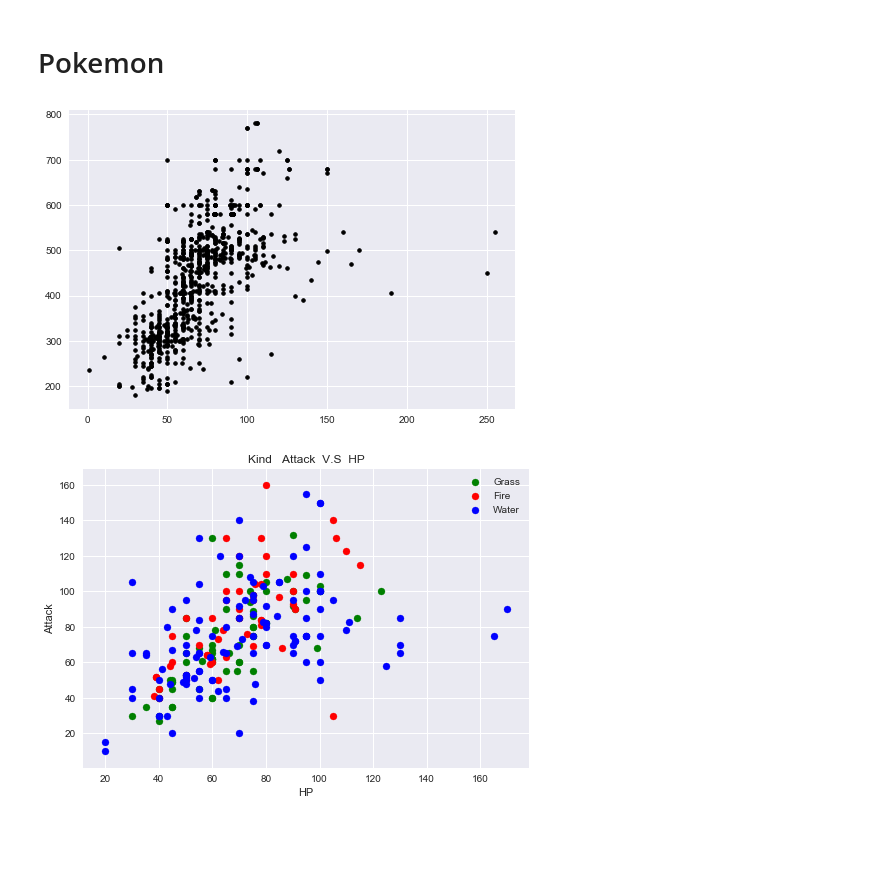
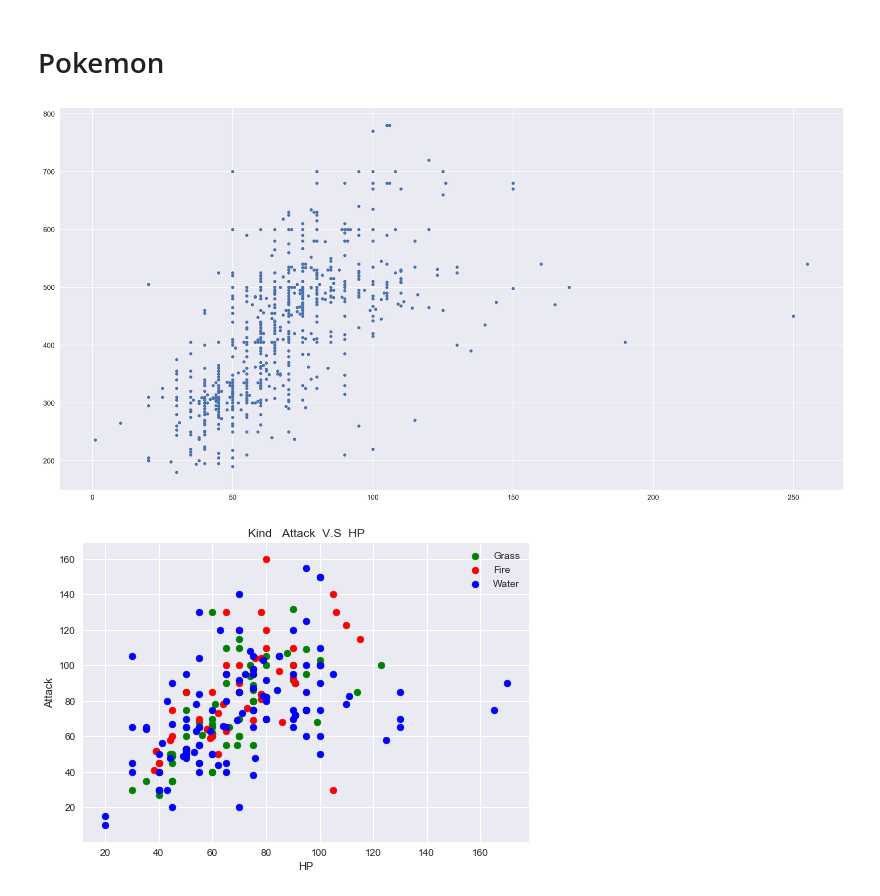
Before and after one commit to MissterHao/Pokemon-Prediction, a Jupyter notebook: Analisis.ipynb, the cells around one changed output. Saved outputs shown, nothing was run; the diff lists cells and outputs as text; code cells hidden in the pictures; blank space fills up the shorter version.

```diff
--- a/Analisis.ipynb
+++ b/Analisis.ipynb
@@ -3,35 +3,36 @@
 # %%
 import numpy as np
 import matplotlib.pyplot as plt
 import pandas as pd
 import seaborn as sns
 
 
 
 data_frame = pd.read_csv("data sets/Pokemon.csv")
 
 data_frame = data_frame.drop("Type 2",axis=1).drop("Legendary",axis=1).drop("Name",axis=1).drop("#",axis=1)
 
 col_header = list(data_frame)
 
-plt.scatter(data_frame['HP'],data_frame['Total'],linewidths=1,c=(0,0,0),marker=".")
+plt.figure(figsize=(20,10),dpi=300)
+plt.scatter(data_frame['HP'],data_frame['Total'],linewidths=1,marker=".")
 #plt.savefig("s.jpg",dpi=3000)
 plt.show()
 
 
 
 # Name: Name of each pokemon
 # Type 1: Each pokemon has a type, this determines weakness/resistance to attacks
 # Type 2: Some pokemon are dual type and have 2
 # Total: sum of all stats that come after this, a general guide to how strong a pokemon is
 # HP: hit points, or health, defines how much damage a pokemon can withstand before fainting
 # Attack: the base modifier for normal attacks (eg. Scratch, Punch)
 # Defense: the base damage resistance against normal attacks
 # SP Atk: special attack, the base modifier for special attacks (e.g. fire blast, bubble beam)
 # SP Def: the base damage resistance against special attacks
 # Speed: determines which pokemon attacks first each round
 # %% [output]
-[figure, old version]
+[figure, new version]
 # %%
 
 jet=plt.get_cmap('coolwarm')
```
Also changed, not shown: parts of 1 cell of this notebook.
